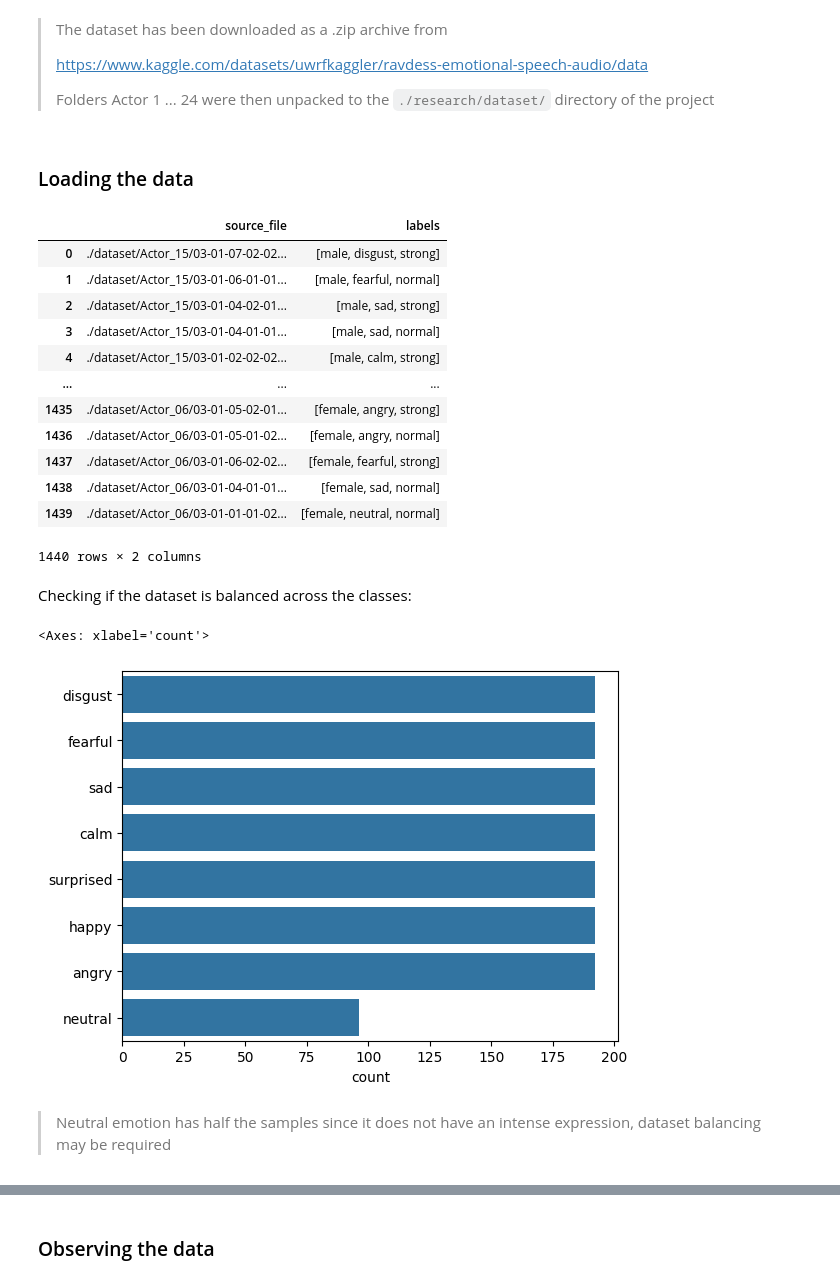
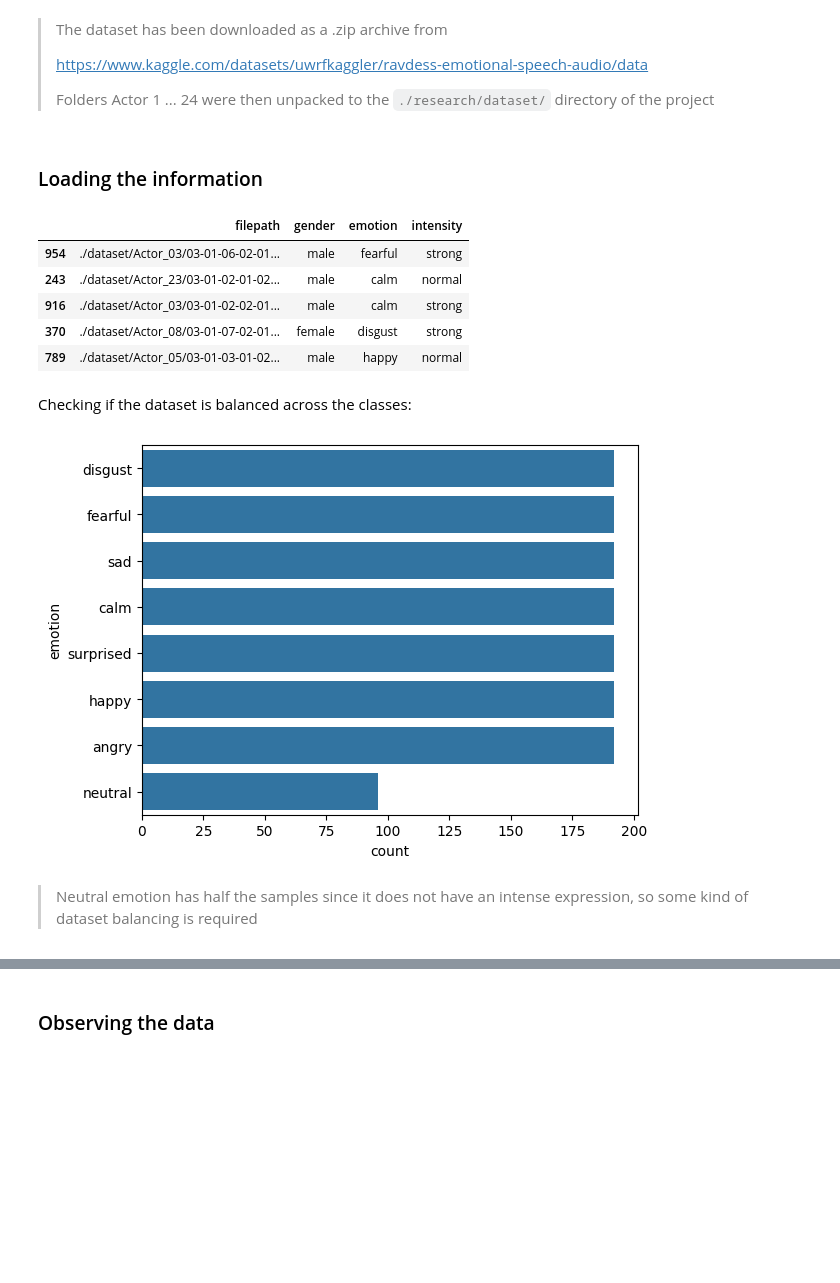
Before and after one commit to gitmaxlla/emvoia, a Jupyter notebook: research/main.ipynb, the cells around one changed output, grey strips where cells are left out. Cells and saved outputs as stored; diff of their text form; code cells hidden in the pictures; blank space fills up the shorter version.

```diff
--- a/research/main.ipynb
+++ b/research/main.ipynb
@@ -88,4 +100,4 @@ for i in range(1):
 >
 > Folders Actor 1 ... 24 were then unpacked to the `./research/dataset/` directory of the project
 # %% [markdown]
-### Loading the data
+### Loading the information
@@ -95,33 +104,28 @@ labels = []
-# %%
-for dirname, _, filenames in os.walk('./dataset'):
-    for filename in filenames:
-        if filename == '.gitignore': continue
-        recording_params = filename[:-4].split('-')
-        recording_paths.append(os.path.join(dirname, filename))
-        label = [get_speaker_gender(dirname[-2:]), STR_TO_EMOTION[recording_params[2]], STR_TO_INTENSITY[recording_params[3]]]
-        labels.append(label)
 # %%
-pd.DataFrame(data={'source_file': recording_paths, 'labels': labels})
+dataset_information = pd.DataFrame(columns=['filepath', 'gender', 'emotion', 'intensity'])
-# %% [output]
-|  | source_file | labels |
-| 0 | ./dataset/Actor_15/03-01-07-02-02... | [male, disgust, strong] |
-| 1 | ./dataset/Actor_15/03-01-06-01-01... | [male, fearful, normal] |
-| 2 | ./dataset/Actor_15/03-01-04-02-01... | [male, sad, strong] |
-| 3 | ./dataset/Actor_15/03-01-04-01-01... | [male, sad, normal] |
-| 4 | ./dataset/Actor_15/03-01-02-02-02... | [male, calm, strong] |
-| ... | ... | ... |
-| 1435 | ./dataset/Actor_06/03-01-05-02-01... | [female, angry, strong] |
-| 1436 | ./dataset/Actor_06/03-01-05-01-02... | [female, angry, normal] |
-| 1437 | ./dataset/Actor_06/03-01-06-02-02... | [female, fearful, strong] |
-| 1438 | ./dataset/Actor_06/03-01-04-01-01... | [female, sad, normal] |
-| 1439 | ./dataset/Actor_06/03-01-01-01-02... | [female, neutral, normal] |
-1440 rows × 2 columns
+# %%
+for dirname, _, filenames in os.walk('./dataset'):
+    for filename in filenames:
+        if filename == '.gitignore': continue
+        params = filename[:-4].split('-')
+        dataset_information.loc[len(dataset_information)] = [os.path.join(dirname, filename),
+                                                             get_speaker_gender(dirname[-2:]),
+                                                             STR_TO_EMOTION[params[2]],
+                                                             STR_TO_INTENSITY[params[3]]]
+# %%
+dataset_information.sample(5)
+# %% [output]
+|  | filepath | gender | emotion | intensity |
+| 954 | ./dataset/Actor_03/03-01-06-02-01... | male | fearful | strong |
+| 243 | ./dataset/Actor_23/03-01-02-01-02... | male | calm | normal |
+| 916 | ./dataset/Actor_03/03-01-02-02-01... | male | calm | strong |
+| 370 | ./dataset/Actor_08/03-01-07-02-01... | female | disgust | strong |
+| 789 | ./dataset/Actor_05/03-01-03-01-02... | male | happy | normal |
 # %% [markdown]
 Checking if the dataset is balanced across the classes:
 # %%
-sns.countplot([label[1] for label in labels]) # How many samples of each emotion are there
+_ = sns.countplot(dataset_information['emotion']) # How many samples of each emotion are there
 # %% [output]
-<Axes: xlabel='count'>
-[figure, old version]
+[figure, new version]
 # %% [markdown]
-> Neutral emotion has half the samples since it does not have an intense expression, dataset balancing may be required
+> Neutral emotion has half the samples since it does not have an intense expression, so some kind of dataset balancing is required
```
Also changed, not shown: parts of 81 cells of this notebook, 5 other files.
